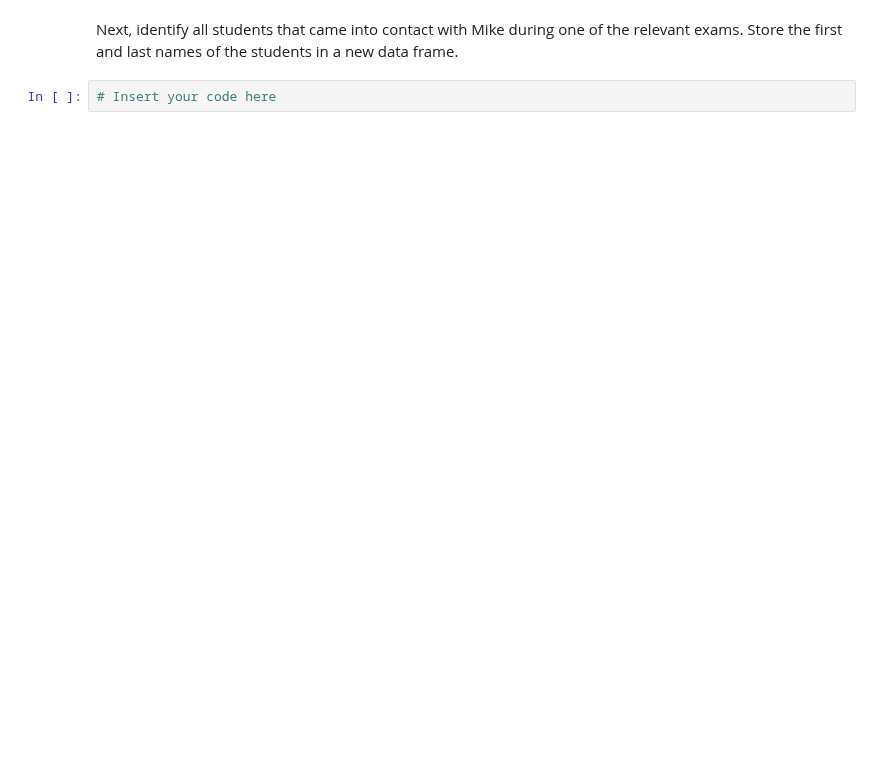
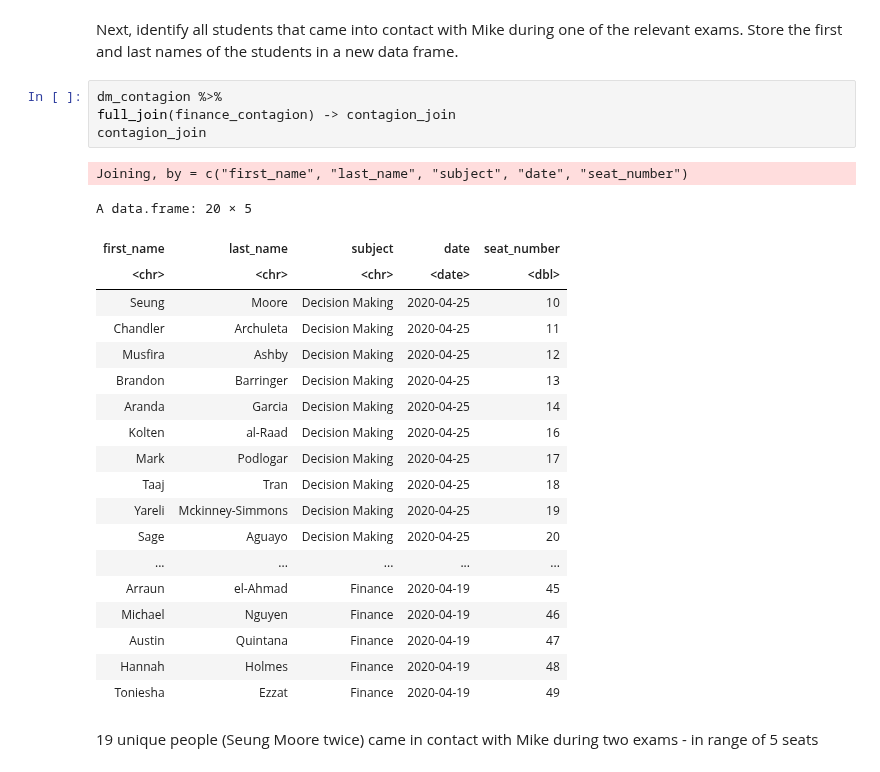
Before and after one commit to michiWS1920/ADS20, a Jupyter notebook: ADS_Programming_Assignment_1.ipynb, the cells around one changed output. Cells and saved outputs as stored; diff of their text form; blank space fills up the shorter version.

```diff
--- a/ADS_Programming_Assignment_1.ipynb
+++ b/ADS_Programming_Assignment_1.ipynb
@@ -633,4 +706,29 @@ After downloading and inspecting the files you have to find all exams taken by M
 # %% [markdown]
 Next, identify all students that came into contact with Mike during one of the relevant exams. Store the first and last names of the students in a new data frame.
-# %%
-# Insert your code here
+# %%
+dm_contagion %>%
+full_join(finance_contagion) -> contagion_join
+contagion_join
+# %% [output]
+Joining, by = c("first_name", "last_name", "subject", "date", "seat_number")
+A data.frame: 20 × 5
+| first_name | last_name | subject | date | seat_number |
+| <chr> | <chr> | <chr> | <date> | <dbl> |
+| Seung | Moore | Decision Making | 2020-04-25 | 10 |
+| Chandler | Archuleta | Decision Making | 2020-04-25 | 11 |
+| Musfira | Ashby | Decision Making | 2020-04-25 | 12 |
+| Brandon | Barringer | Decision Making | 2020-04-25 | 13 |
+| Aranda | Garcia | Decision Making | 2020-04-25 | 14 |
+| Kolten | al-Raad | Decision Making | 2020-04-25 | 16 |
+| Mark | Podlogar | Decision Making | 2020-04-25 | 17 |
+| Taaj | Tran | Decision Making | 2020-04-25 | 18 |
+| Yareli | Mckinney-Simmons | Decision Making | 2020-04-25 | 19 |
+| Sage | Aguayo | Decision Making | 2020-04-25 | 20 |
+| ... | ... | ... | ... | ... |
+| Arraun | el-Ahmad | Finance | 2020-04-19 | 45 |
+| Michael | Nguyen | Finance | 2020-04-19 | 46 |
+| Austin | Quintana | Finance | 2020-04-19 | 47 |
+| Hannah | Holmes | Finance | 2020-04-19 | 48 |
+| Toniesha | Ezzat | Finance | 2020-04-19 | 49 |
+# %% [markdown]
+19 unique people (Seung Moore twice) came in contact with Mike during two exams - in range of 5 seats
```
Also changed, not shown: parts of 8 cells of this notebook.
